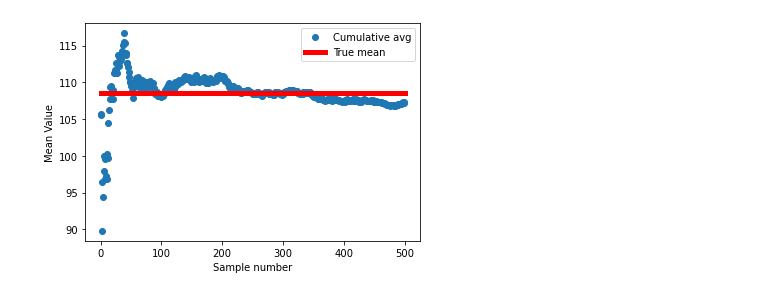
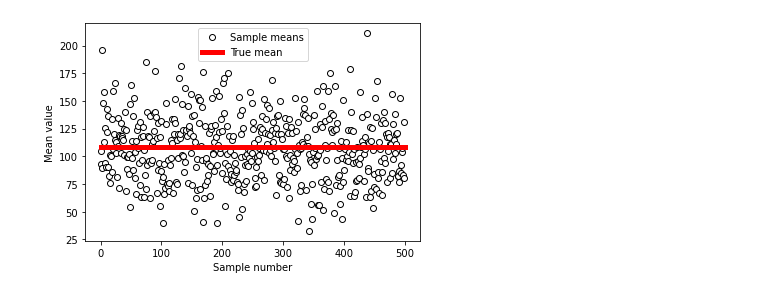
Before and after one commit to umerkang66/python-files, a Jupyter notebook: scientific-projects-python-mike-x-cohen/law-of-large-numbers/main.ipynb, the cells around one changed output. Cells and saved outputs as stored; diff of their text form; code cells hidden in the pictures.

```diff
--- a/scientific-projects-python-mike-x-cohen/law-of-large-numbers/main.ipynb
+++ b/scientific-projects-python-mike-x-cohen/law-of-large-numbers/main.ipynb
@@ -88,20 +25,0 @@ plt.show()
-# %%
-# cumulative average
-cumulative_avg = np.zeros(number_of_samples)
-
-for i in range(number_of_samples):
-    # sample mean from beginning upto ith element
-    # for the last element, there will be only one element
-    cumulative_avg[i] = np.mean(sample_means[:i+1])
-
-
-plt.plot(cumulative_avg, 'o', label="Cumulative avg")
-# actual mean
-plt.plot([0, number_of_samples], [true_mean, true_mean], 'r-', linewidth=5, label="True mean")
-
-plt.legend()
-plt.xlabel("Sample number")
-plt.ylabel("Mean Value")
-plt.show()
-# %% [output]
-[figure, removed]
@@ -107,0 +42,12 @@ plt.show()
+# %%
+plt.plot(sample_means, "ko", markerfacecolor="w", label="Sample means")
+# draw a line
+true_mean = np.mean(population)
+plt.plot([0, number_of_samples], [true_mean, true_mean], 'r',linewidth=5, label="True mean")
+
+plt.xlabel("Sample number")
+plt.ylabel("Mean value")
+plt.legend()
+plt.show()
+# %% [output]
+[figure, added]
```
Also changed, not shown: parts of 17 cells of this notebook, 7 other files.
